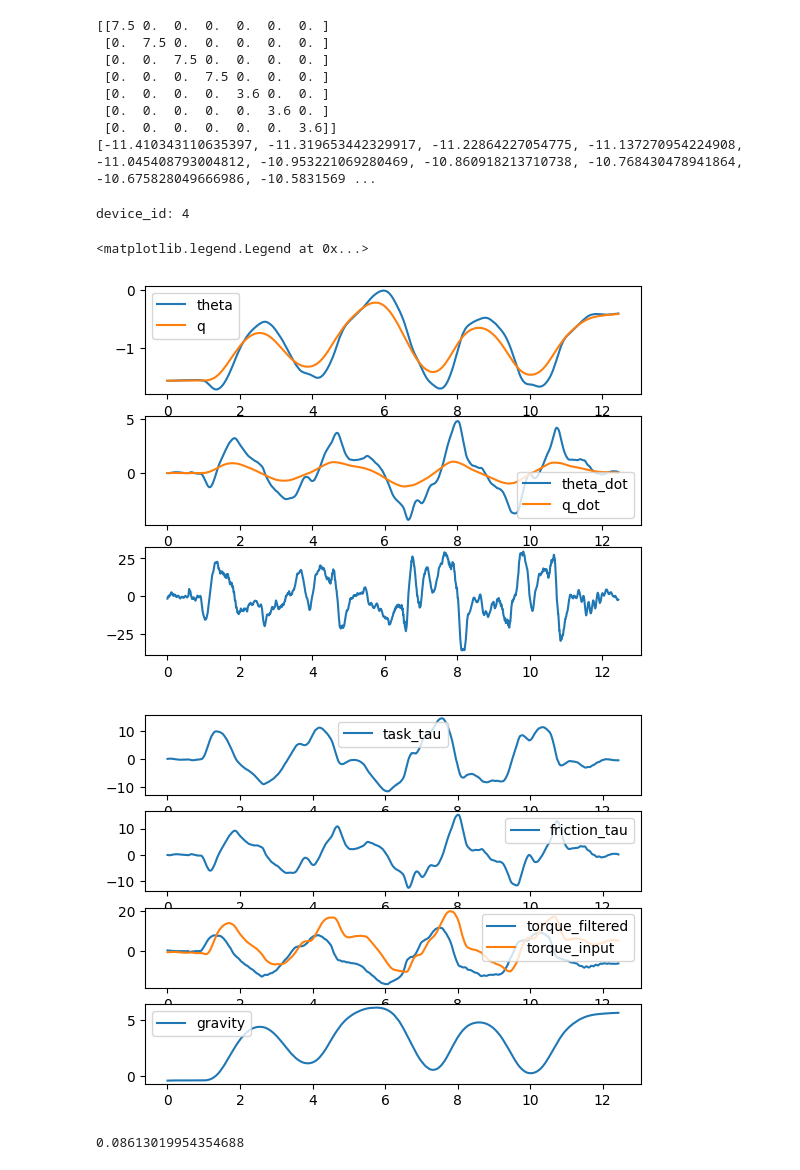
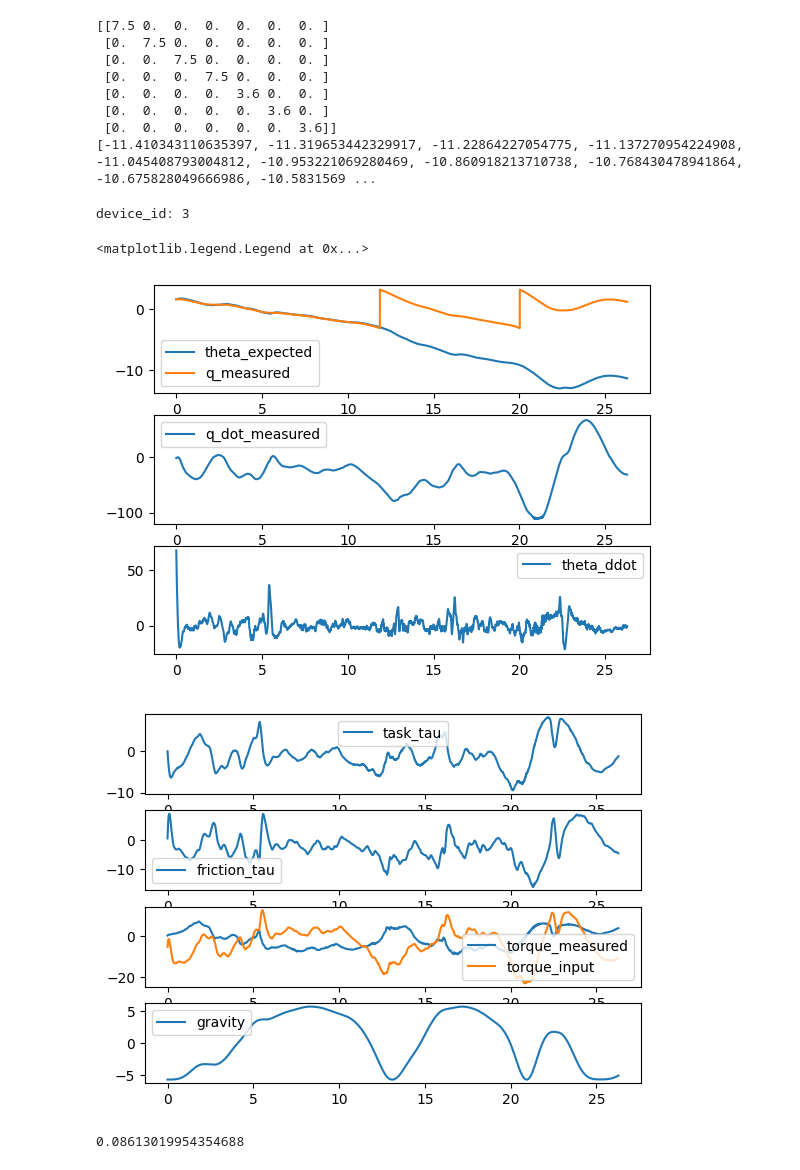
Before and after one commit to kczttm/ros2_kinova_ws, a Jupyter notebook: src/gen3_7dof/gen3_7dof/torque_testing.ipynb, the cells around one changed output. Saved outputs shown, nothing was run; the diff lists cells and outputs as text; code cells hidden in the pictures.

```diff
--- a/src/gen3_7dof/gen3_7dof/torque_testing.ipynb
+++ b/src/gen3_7dof/gen3_7dof/torque_testing.ipynb
@@ -1411,7 +1411,7 @@ class TorqueExample:
         self.motor_joint_Kd = np.diag([2, 2, 2, 2, 2, 2, 2])  # motor joint damping gain
 
         # self.motor_inertia = np.diag([0.3, 0.3, 0.3, 0.3, 0.18, 0.18, 0.18])  # kg.m^2
-        self.motor_inertia = np.diag([0.08, 0.08, 0.08, 0.08, 0.05, 0.05, 0.05])  # kg.m^2
+        self.motor_inertia = np.diag([0.08, 0.08, 0.08, 0.08, 0.10, 0.10, 0.10])  # kg.m^2
 
         self.motor_friction_l = 3.0 * np.diag([25, 25, 25, 25, 20, 20, 20]) # friction observor velocity gain
         # self.motor_friction_l = np.diag([75, 75, 75, 75, 50, 50, 50]) # friction observor position gain (calibrated for compliance)
@@ -1676,11 +1676,11 @@ class TorqueExample:
                 # # log torque and time
 
                 self._theta.append(nominal_theta)
-                self._theta_dot.append(nominal_theta_dot)
+                self._theta_dot.append(nominal_theta_dot*180/np.pi)
                 self._theta_des.append(theta_des)
                 self._theta_ddot.append(nominal_theta_ddot)
                 self._q.append(q)
-                self._q_dot.append(qdot)
+                self._q_dot.append(qdot*180/np.pi)
                 self._filtered_tau.append(tau_full)
 
                 self._task_tau.append(tau_task)
@@ -1695,6 +1695,7 @@ class TorqueExample:
                 input_torque = tau_task[self.device_id-1] + tau_friction[self.device_id-1] + G[self.device_id-1] # Nm
 
                 # input_torque = np.clip(input_torque, -self.joint_torque_limit[self.device_id-1], self.joint_torque_limit[self.device_id-1])
+
 
                 self.base_command.actuators[self.device_id-1].torque_joint = input_torque
                 self._tau.append(input_torque)
@@ -1743,8 +1744,8 @@ torque_log = []
 # Create connection to the device and get the router
 with utilities.DeviceConnection.createTcpConnection(args) as router, utilities.DeviceConnection.createUdpConnection(args) as router_real_time:
 
-    # torque_example = TorqueExample(router, router_real_time, Home_pose="L_Down", actuator_id= 1)
-    torque_example = TorqueExample(router, router_real_time, Home_pose="L_Back", actuator_id= 4)
+    torque_example = TorqueExample(router, router_real_time, Home_pose="L_Down", actuator_id= 1)
+    # torque_example = TorqueExample(router, router_real_time, Home_pose="L_Back", actuator_id= 3)
 
 
     success = torque_example.InitCyclic(0.001, 60, True, torque_example.friction_compensated_compliance)
@@ -1788,41 +1789,42 @@ print(torque_example._tau)
 # %%
 
 # # plot the torque
 # plt.plot(t_log, torque_log, label="torque_sensed")
 # plt.plot(t_log, torque_example._filtered_tau, label="torque_filtered")
 # plt.plot(t_log, torque_example._computation_time, label="computation_time")
 # plt.plot(t_log, torque_example._gravity, label="gravity_compensation")
 # plt.legend()
 dev_id = torque_example.device_id
 print(f"device_id: {dev_id}")
 # # another plot with subplots
 fig, axs = plt.subplots(3, 1)
-axs[0].plot(t_log, np.array(torque_example._theta).T[dev_id-1], label="theta")
-axs[0].plot(t_log, np.array(torque_example._q).T[dev_id-1], label="q")
+axs[0].plot(t_log, np.array(torque_example._theta).T[dev_id-1], label="theta_expected")
+axs[0].plot(t_log, np.array(torque_example._q).T[dev_id-1], label="q_measured")
 axs[0].legend()
-axs[1].plot(t_log, np.array(torque_example._theta_dot).T[dev_id-1], label="theta_dot")
-axs[1].plot(t_log, np.array(torque_example._q_dot).T[dev_id-1], label="q_dot")
+# axs[1].plot(t_log, np.array(torque_example._theta_dot).T[dev_id-1], label="theta_dot_expected")
+axs[1].plot(t_log, np.array(torque_example._q_dot).T[dev_id-1], label="q_dot_measured")
 axs[1].legend()
 axs[2].plot(t_log, np.array(torque_example._theta_ddot).T[dev_id-1], label="theta_ddot")
+axs[2].legend()
 
 # another plot for task and friction torque
 fig, axs = plt.subplots(4, 1)
 axs[0].plot(t_log, np.array(torque_example._task_tau).T[dev_id-1], label="task_tau")
 axs[0].legend()
 axs[1].plot(t_log, np.array(torque_example._friction_tau).T[dev_id-1], label="friction_tau")
 axs[1].legend()
-axs[2].plot(t_log, np.array(torque_example._filtered_tau).T[dev_id-1], label="torque_filtered")
+axs[2].plot(t_log, np.array(torque_example._filtered_tau).T[dev_id-1], label="torque_measured")
 axs[2].plot(t_log, np.array(torque_example._tau), label="torque_input")
 axs[2].legend()
 axs[3].plot(t_log, torque_example._gravity, label="gravity")
 axs[3].legend()
 
 # testing gravity compensation
 # %% [output]
-device_id: 4
+device_id: 3
 <matplotlib.legend.Legend at 0x...>
-[figure, old version]
+[figure, new version]
-[figure, old version]
+[figure, new version]
 # %%
 torque_example.torque_lowpass.alpha
 # %% [output]
```
Also changed, not shown: parts of 3 cells of this notebook, 5 other files.
